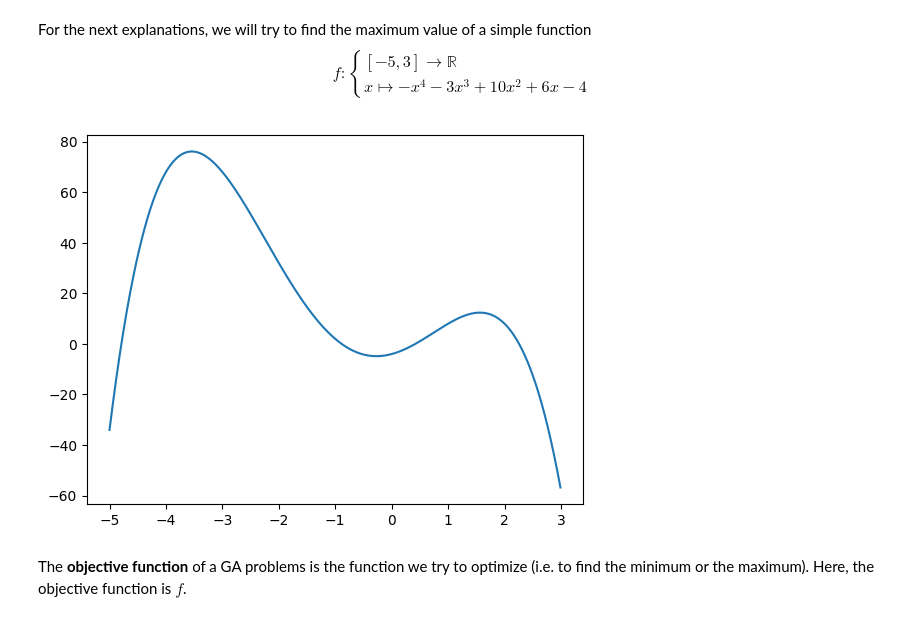
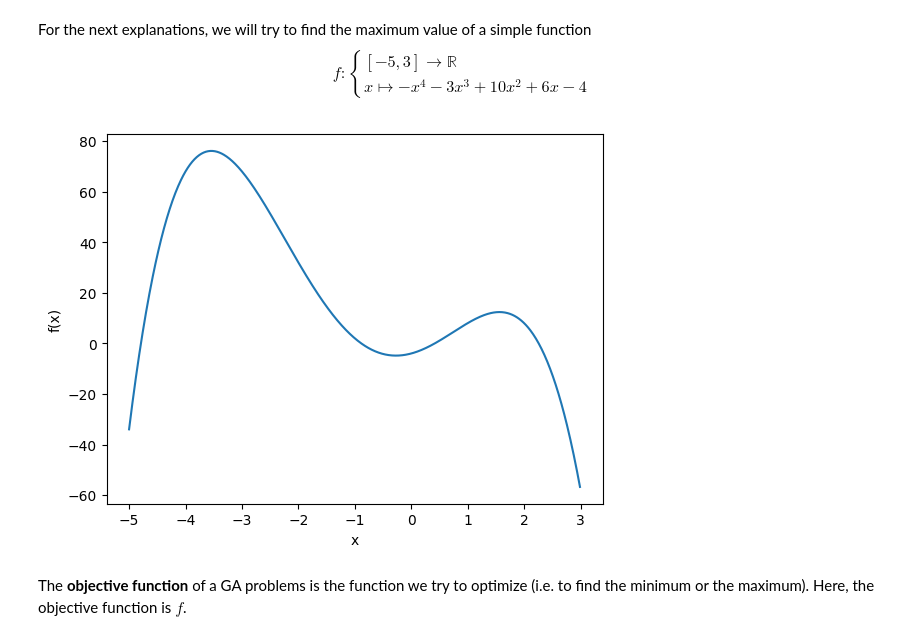
Before and after one commit to loumock/rtd-tutorial, a Jupyter notebook: docs/source/notebook/theory/galgorithm/Genetic_algorithm.ipynb, the cells around one changed output. Cells and saved outputs as stored; diff of their text form; code cells hidden in the pictures.

```diff
--- a/docs/source/notebook/theory/galgorithm/Genetic_algorithm.ipynb
+++ b/docs/source/notebook/theory/galgorithm/Genetic_algorithm.ipynb
@@ -38,14 +38,16 @@ f_max = 3
 # %%
 def plot_f(show=True, f_min=f_min, f_max=f_max, ratio=100):
     ratio = int(ratio)
     x = [x/ratio for x in range(int(f_min*ratio), int(f_max*ratio))]
     y = [f(x) for x in x]
     plt.plot(x, y, "-")
+    plt.xlabel("x")
+    plt.ylabel("f(x)")
     if show:
         plt.show()
 plot_f()
 # %% [output]
-[figure, old version]
+[figure, new version]
 # %% [markdown]
 The **objective function** of a GA problems is the function we try to optimize (i.e. to find the minimum or the maximum). Here, the objective function is $f$.
 # %% [markdown]
```
Also changed, not shown: parts of 19 cells of this notebook, 1 other file.
